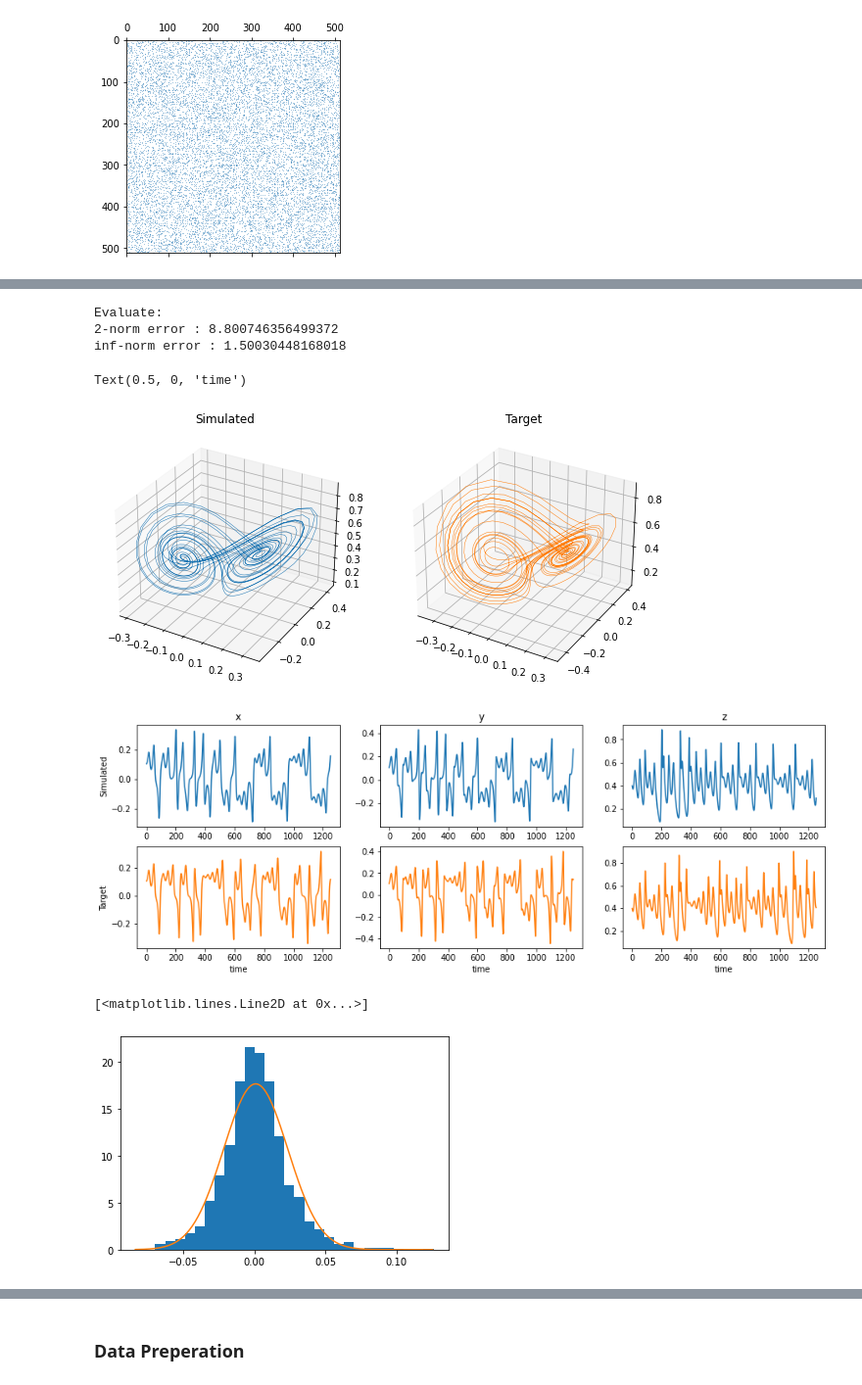
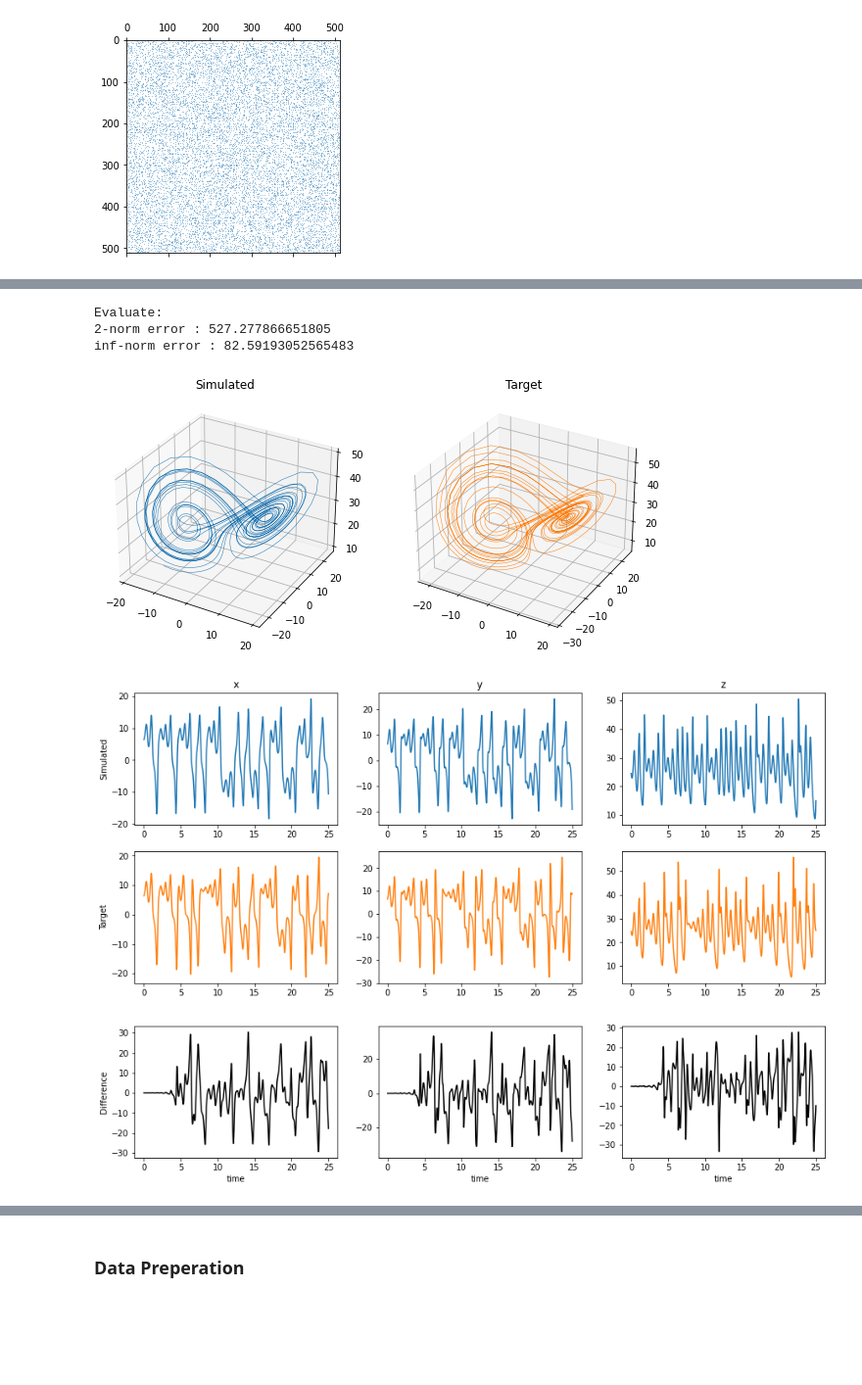
Before and after one commit to skim0119/nengo-practice, a Jupyter notebook: 1.Lorenz63.ipynb, the cells around one changed output, grey strips where cells are left out. Shown at 98% size. Saved outputs shown, nothing was run; the diff lists cells and outputs as text; code cells hidden in the pictures; blank space fills up the shorter version.

```diff
--- a/1.Lorenz63.ipynb
+++ b/1.Lorenz63.ipynb
@@ -199,10 +249,12 @@ for u in u_t[1:]:
     r_next.append(r)
 r_next = np.asarray(r_next)
 # %%
+# Build decoder
 P = np.linalg.pinv(r_next)
 W_out = np.dot(P, v_train).T
+decode_1 = lambda r: r@W_out.T
 
-v_out  = np.dot(r_next, W_out.T)
+v_out  = decode_1(r_next)
 print("training error:");
 print(np.sqrt(np.mean((v_out - v_train)**2)))
 # %% [output]
@@ -258,61 +285,21 @@ Text(0.5, 0, 'time')
 # %%
-v_t = W_out@r
+# Prediction
+v_t = W_out@r  # Last state
 v_out = []
-v_train = vs[num_train:] / vscale
+v_test = vs[num_train:]
 for _ in v_train:
     r = np.tanh(W_in@v_t + A.dot(r))
-    #v_t = clf.predict([r])[0]
-    v_t = W_out@r
+    v_t = decode_1(r)
     v_out.append(v_t)
 v_out = np.asarray(v_out) / vscale # rescale
-# %%
-# Plot
-print('Evaluate:')
-print(f'2-norm error : {np.linalg.norm(v_out-v_train, 2)}')
-print(f'inf-norm error : {np.linalg.norm(v_out-v_train, np.inf)}')
-
-fig = plt.figure(figsize=(10,5))
-ax = fig.add_subplot(121, projection=Axes3D.name)
-ax.plot(*v_out.T, lw=0.5)
-ax.set_title('Simulated')
-ax = fig.add_subplot(122, projection=Axes3D.name)
-ax.plot(*v_train.T, 'tab:orange', lw=0.5)
-ax.set_title('Target')
-
-fig = plt.figure(figsize=(15,5))
-ax = fig.add_subplot(231)
-ax.plot(v_out[:,0])
-ax.set_title('x')
-ax.set_ylabel('Simulated')
-ax = fig.add_subplot(234)
-ax.plot(v_train[:,0], 'tab:orange')
-ax.set_ylabel('Target')
-ax.set_xlabel('time')
-ax = fig.add_subplot(232)
-ax.plot(v_out[:,1])
-ax.set_title('y')
-ax = fig.add_subplot(235)
-ax.plot(v_train[:,1], 'tab:orange')
-ax.set_xlabel('time')
-ax = fig.add_subplot(233)
-ax.plot(v_out[:,2])
-ax.set_title('z')
-ax = fig.add_subplot(236)
-ax.plot(v_train[:,2], 'tab:orange')
-ax.set_xlabel('time')
-# %% [output]
-Evaluate:
-2-norm error : 8.800746356499372
-inf-norm error : 1.50030448168018
-Text(0.5, 0, 'time')
-[figure, removed]
-[figure, removed]
-# %%
-plt.hist(W_out.ravel(), density=True, bins=30)
-
-x = np.arange(W_out.min(), W_out.max(), 0.001)
-y = sp.stats.norm.pdf(x, W_out.mean(), W_out.std())
-plt.plot(x,y)
-# %% [output]
-[<matplotlib.lines.Line2D at 0x...>]
-[figure, removed]
+# %%
+# Plot
+print('Evaluate:')
+plot_1(v_out, v_test, dt)
+# %% [output]
+Evaluate:
+2-norm error : 527.277866651805
+inf-norm error : 82.59193052565483
+[figure, added]
+[figure, added]
+[figure, added]
```
Also changed, not shown: parts of 30 cells of this notebook.
